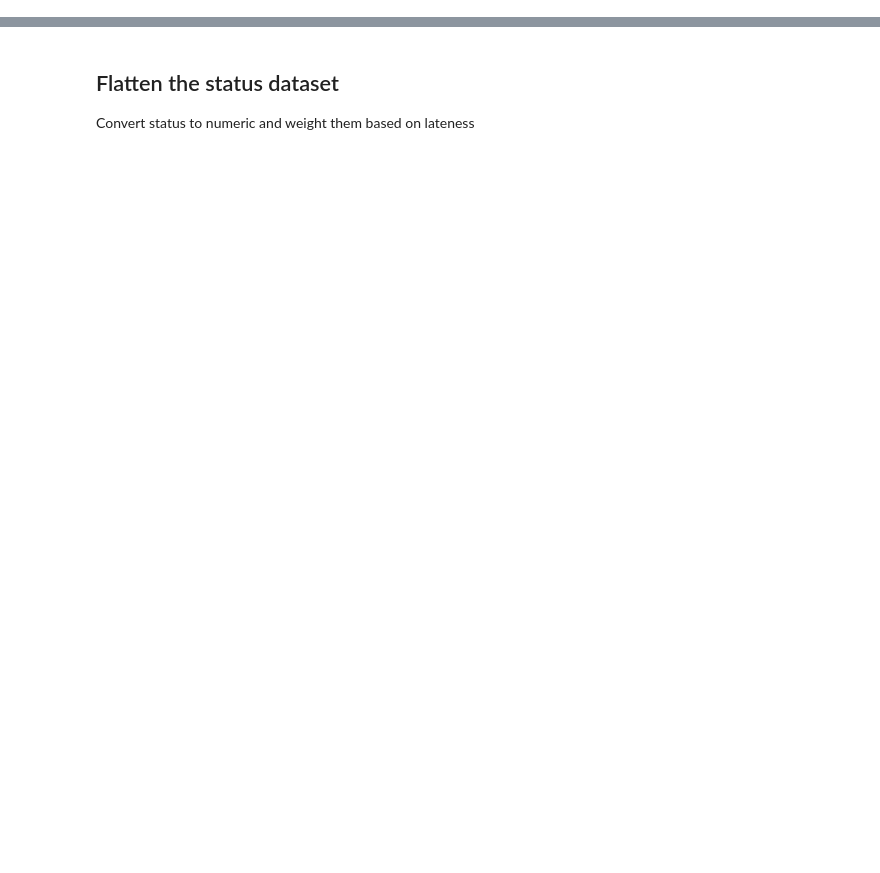
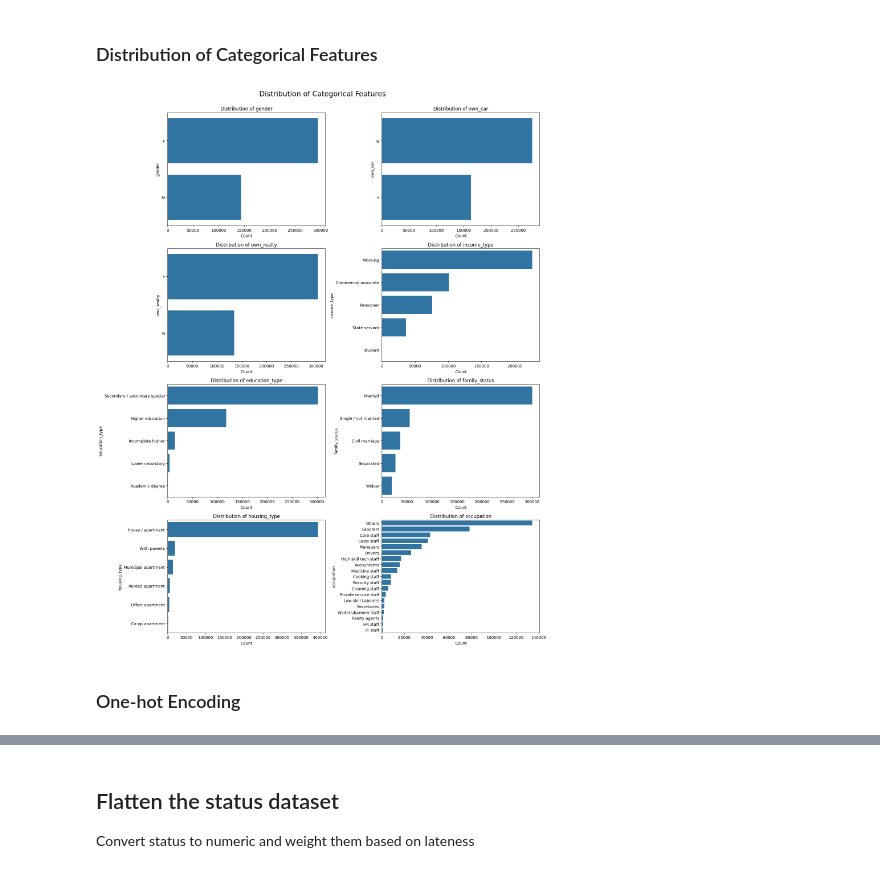
Before and after one commit to ashleytoh/cs3244-project-group-23, a Jupyter notebook: EDA/EDA.ipynb, the cells around one changed output, grey strips where cells are left out. Saved outputs shown, nothing was run; the diff lists cells and outputs as text; code cells hidden in the pictures; blank space fills up the shorter version.

```diff
--- a/EDA/EDA.ipynb
+++ b/EDA/EDA.ipynb
@@ -194,0 +77,27 @@ applications.head()
+# %% [markdown]
+### Distribution of Categorical Features
+# %%
+# Fixed grid size
+n_cols = 2
+n_rows = 4  # since we have 8 features
+
+# Create subplots
+fig, axes = plt.subplots(n_rows, n_cols, figsize=(16, 20))
+axes = axes.flatten()
+
+# Generate countplots
+for i, col in enumerate(cat_cols):
+    sns.countplot(data=applications, y=col, order=applications[col].value_counts().index, ax=axes[i])
+    axes[i].set_title(f'Distribution of {col}')
+    axes[i].set_xlabel("Count")
+    axes[i].set_ylabel(col)
+
+# Layout cleanup
+plt.tight_layout(rect=[0, 0, 1, 0.96])
+fig.suptitle("Distribution of Categorical Features", fontsize=18)
+
+plt.show()
+# %% [output]
+[figure, added]
+# %% [markdown]
+### One-hot Encoding
```
Also changed, not shown: parts of 40 cells of this notebook, 3 other files.
